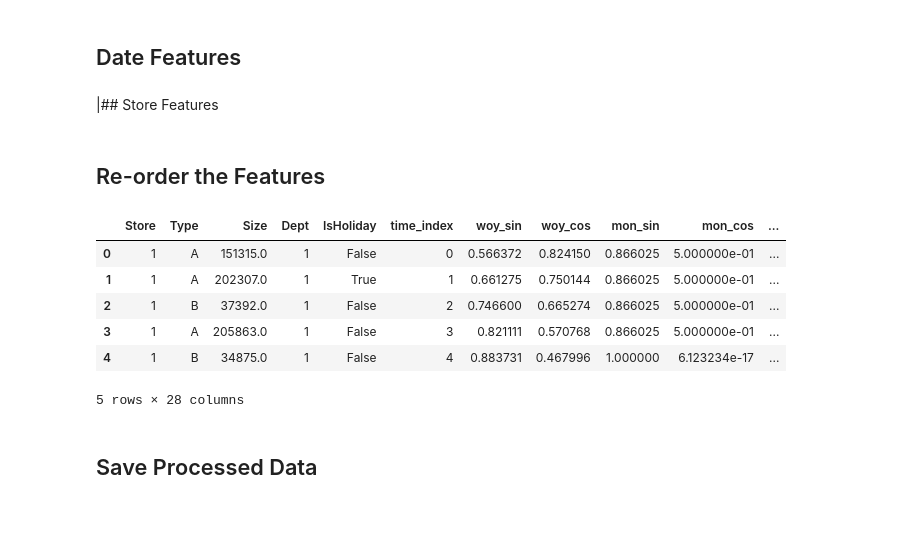
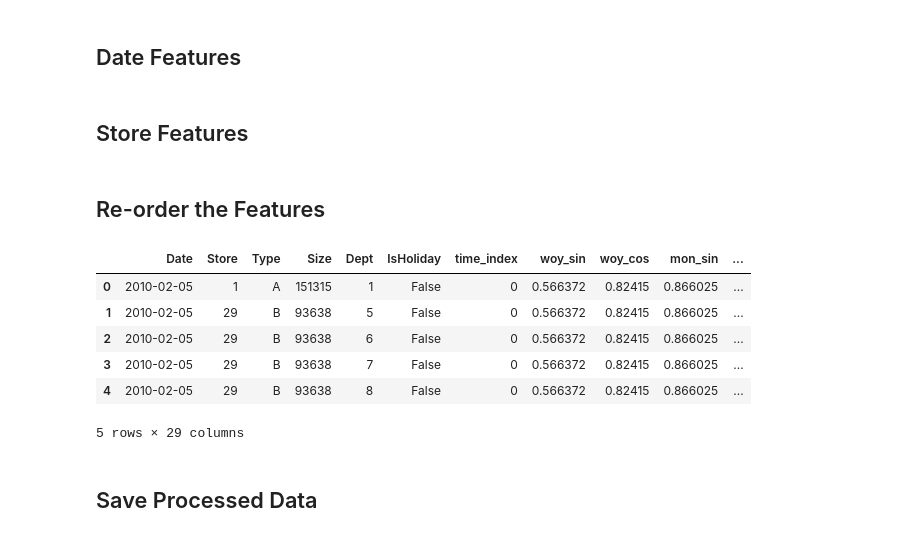
Before and after one commit to YassienTawfikk/SmartRetailRegressor, a Jupyter notebook: notebooks/01_data_exploration.ipynb, the cells around one changed output. Drawn from its saved outputs; the diff is of its cells as text; code cells hidden in the pictures.

Commit message:
Streamline data exploration notebook by removing redundant content and reducing overall length.

```diff
--- a/notebooks/01_data_exploration.ipynb
+++ b/notebooks/01_data_exploration.ipynb
@@ -225,41 +225,46 @@ def add_date_features(df, date_col="Date", clip_weeks=8):
     bts_end = pd.to_datetime(y + "-09-10")
     out["is_back_to_school"] = ((d >= bts_start) & (d <= bts_end)).astype(int)
 
-    out = out.drop(columns=["Date"])
-
     return out
 # %%
 processed_data_df = add_date_features(raw_train_df)
 # %% [markdown]
-|## Store Features
+## Store Features
 # %%
-processed_data_df['Type'] = stores_df['Type']
-processed_data_df['Size'] = stores_df['Size']
+processed_data_df = processed_data_df.merge(stores_df, on="Store", how="left")
 # %% [markdown]
 ## Re-order the Features
 # %%
+# Step 1: Sort rows by Date (chronologically)
+processed_data_df = processed_data_df.sort_values("Date").reset_index(drop=True)
+
+# Step 2: Reorder the columns as desired
 desired_order = [
-    "Store", "Type", "Size",         # Store-related
-    "Dept", "IsHoliday",             # Base data
-    "time_index",                    # Trend
-    "woy_sin", "woy_cos",            # Week of year (cyclic)
-    "mon_sin", "mon_cos",            # Month (cyclic)
-    "week_of_month",                 # In-month position
+    "Date",
+    "Store", "Type", "Size",  # Store-related
+    "Dept", "IsHoliday",  # Base data
+    "time_index",  # Trend
+    "woy_sin", "woy_cos",  # Week of year (cyclic)
+    "mon_sin", "mon_cos",  # Month (cyclic)
+    "week_of_month",  # In-month position
     "is_month_start", "is_month_end", "is_quarter_end", "is_year_end",  # Calendar flags
     "dist_thanksgiving_wk", "dist_black_friday_wk", "dist_xmas_peak_wk",
-    "dist_easter_wk", "dist_memorial_day_wk", "dist_july4_wk", "dist_labor_day_wk", "dist_super_bowl_wk",  # Event distances
+    "dist_easter_wk", "dist_memorial_day_wk", "dist_july4_wk", "dist_labor_day_wk", "dist_super_bowl_wk",
+    # Event distances
     "is_black_friday_wk", "is_thanksgiving_wk", "is_xmas_peak_wk", "is_back_to_school",  # Event flags
-    "Weekly_Sales"                  # Label (put last)
+    "Weekly_Sales"  # Label
 ]
 
-# Reorder the DataFrame
+# Step 3: Reorder columns
 processed_data_df = processed_data_df[desired_order]
+
+# Preview
 processed_data_df.head()
 # %% [output]
-|  | Store | Type | Size | Dept | IsHoliday | time_index | woy_sin | woy_cos | mon_sin | mon_cos | ... |
-| 0 | 1 | A | 151315.0 | 1 | False | 0 | 0.566372 | 0.824150 | 0.866025 | 5.000000e-01 | ... |
-| 1 | 1 | A | 202307.0 | 1 | True | 1 | 0.661275 | 0.750144 | 0.866025 | 5.000000e-01 | ... |
-| 2 | 1 | B | 37392.0 | 1 | False | 2 | 0.746600 | 0.665274 | 0.866025 | 5.000000e-01 | ... |
-| 3 | 1 | A | 205863.0 | 1 | False | 3 | 0.821111 | 0.570768 | 0.866025 | 5.000000e-01 | ... |
-| 4 | 1 | B | 34875.0 | 1 | False | 4 | 0.883731 | 0.467996 | 1.000000 | 6.123234e-17 | ... |
+|  | Date | Store | Type | Size | Dept | IsHoliday | time_index | woy_sin | woy_cos | mon_sin | ... |
+| 0 | 2010-02-05 | 1 | A | 151315 | 1 | False | 0 | 0.566372 | 0.82415 | 0.866025 | ... |
+| 1 | 2010-02-05 | 29 | B | 93638 | 5 | False | 0 | 0.566372 | 0.82415 | 0.866025 | ... |
+| 2 | 2010-02-05 | 29 | B | 93638 | 6 | False | 0 | 0.566372 | 0.82415 | 0.866025 | ... |
+| 3 | 2010-02-05 | 29 | B | 93638 | 7 | False | 0 | 0.566372 | 0.82415 | 0.866025 | ... |
+| 4 | 2010-02-05 | 29 | B | 93638 | 8 | False | 0 | 0.566372 | 0.82415 | 0.866025 | ... |
-5 rows × 28 columns
+5 rows × 29 columns
```
Also changed, not shown: parts of 10 cells of this notebook.
